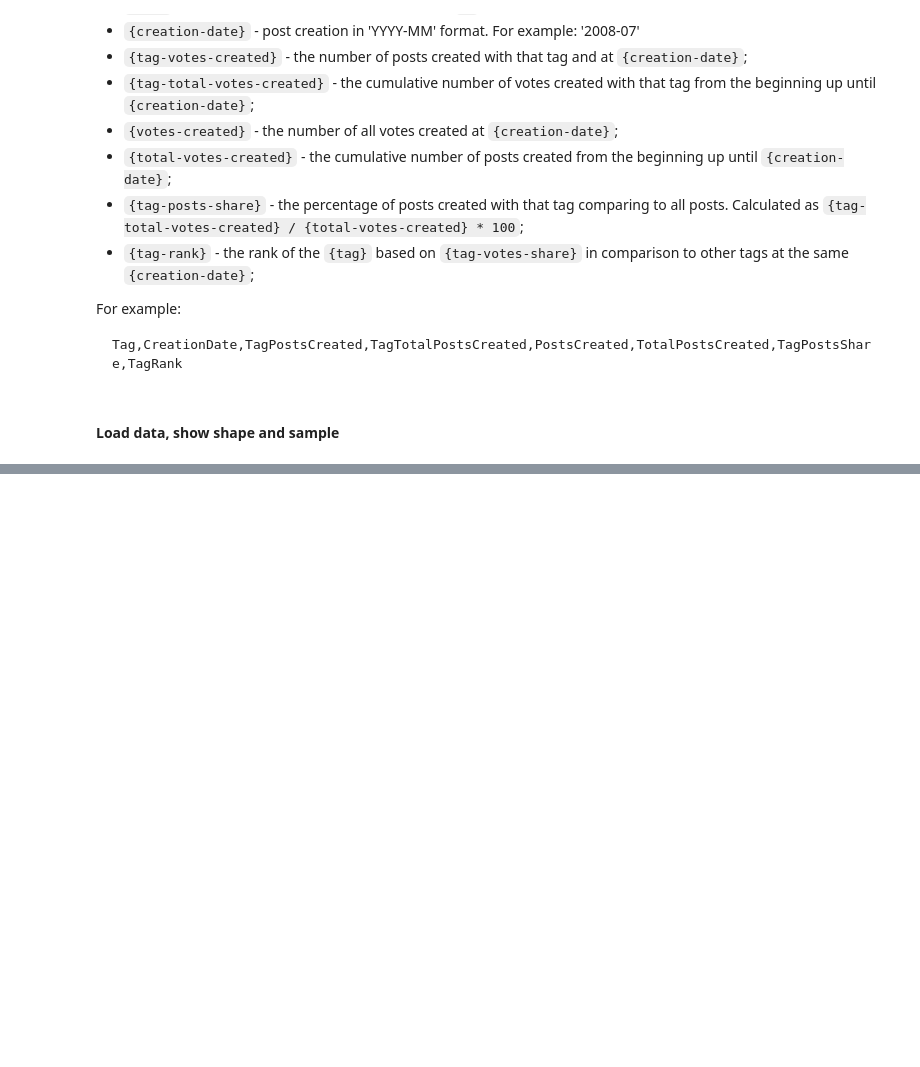
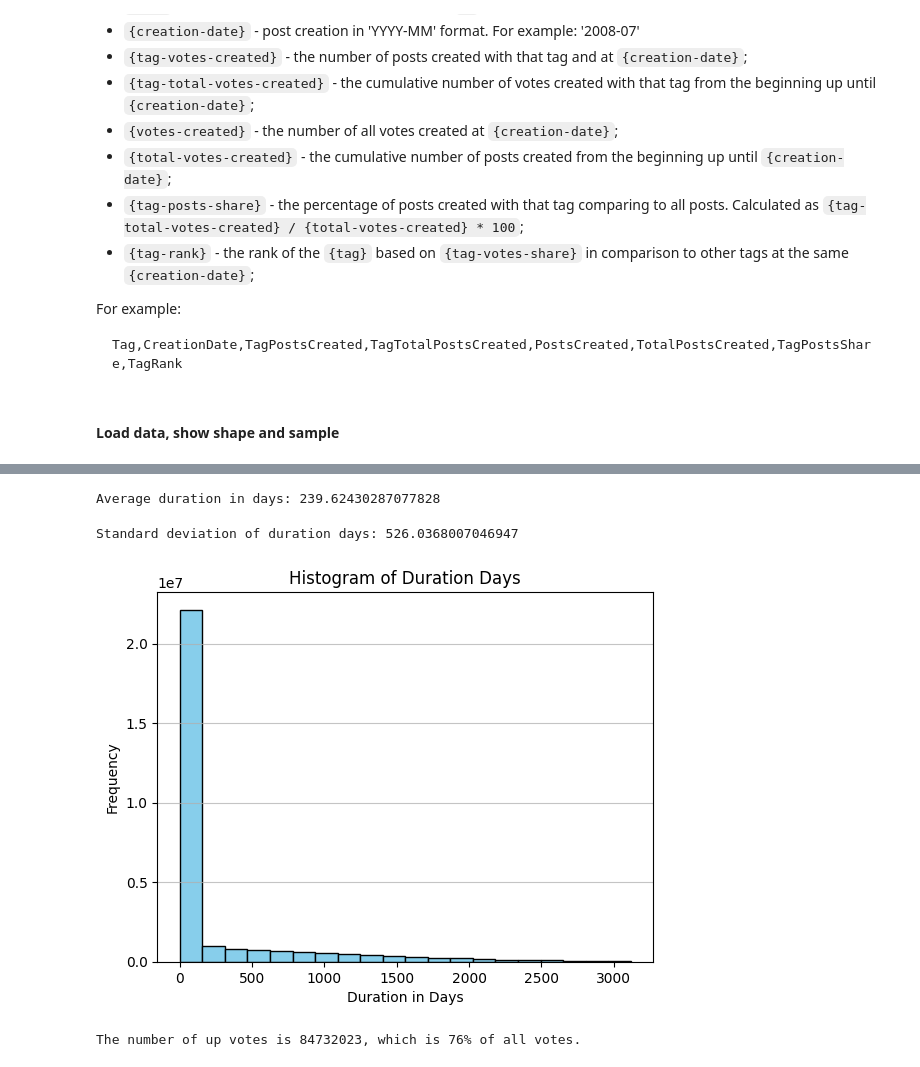
Before and after one commit to IvannKurchenko/blog-exploring-so-tags-trends, a Jupyter notebook: #5_calculate_votes_trends.ipynb, the cells around one changed output, grey strips where cells are left out. Drawn from its saved outputs; the diff is of its cells as text; code cells hidden in the pictures; blank space fills up the shorter version.

```diff
--- a/#5_calculate_votes_trends.ipynb
+++ b/#5_calculate_votes_trends.ipynb
@@ -35,0 +54,28 @@ from config import get_file_path
+# %%
+votes_df['CreationDate'] = pd.to_datetime(votes_df['CreationDate'])
+agg_votes_df = votes_df.groupby('PostId')['CreationDate'].agg(['min', 'max'])
+agg_votes_df['duration_days'] = (agg_votes_df['max'] - agg_votes_df['min']).dt.days
+average_duration = agg_votes_df['duration_days'].mean()
+print("Average duration in days:", average_duration)
+# %% [output]
+Average duration in days: 239.62430287077828
+# %%
+std_deviation_duration_days = agg_votes_df['duration_days'].std()
+print("Standard deviation of duration days:", std_deviation_duration_days)
+# %% [output]
+Standard deviation of duration days: 526.0368007046947
+# %%
+import matplotlib.pyplot as plt
+
+# Plot histogram of 'duration_days' directly using pandas
+agg_votes_df['duration_days'].plot(kind='hist', bins=20, color='skyblue', edgecolor='black')
+
+plt.title('Histogram of Duration Days')
+plt.xlabel('Duration in Days')
+plt.ylabel('Frequency')
+plt.grid(axis='y', alpha=0.75)
+
+# Display the plot
+plt.show()
+# %% [output]
+[figure, added]
@@ -35,0 +84,8 @@ from config import get_file_path
+# %%
+up_votes_df = votes_df[votes_df['VoteTypeId'] == 2]
+up_votes_count = len(up_votes_df)
+votes_count = len(votes_df)
+up_votes_percentage = round(up_votes_count / votes_count * 100)
+print(f'The number of up votes is {up_votes_count}, which is {up_votes_percentage}% of all votes.')
+# %% [output]
+The number of up votes is 84732023, which is 76% of all votes.
```
Also changed, not shown: parts of 15 cells of this notebook, 9 other files.
